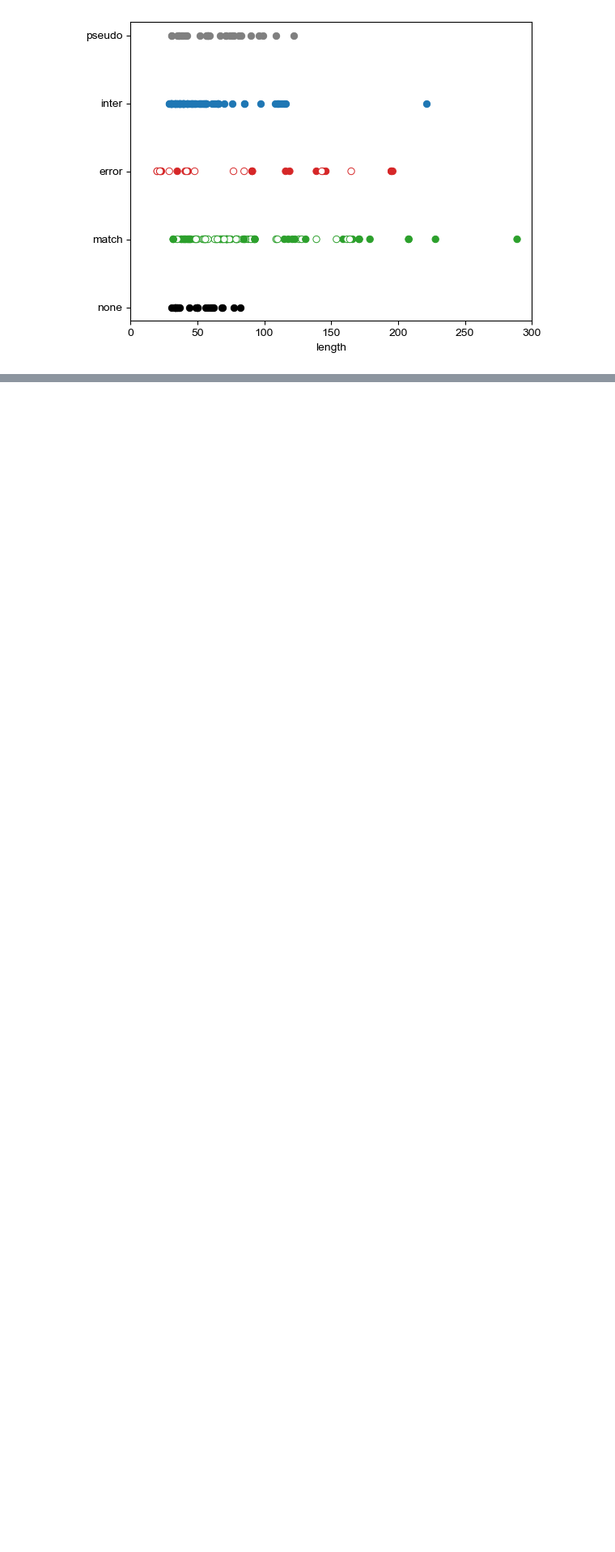
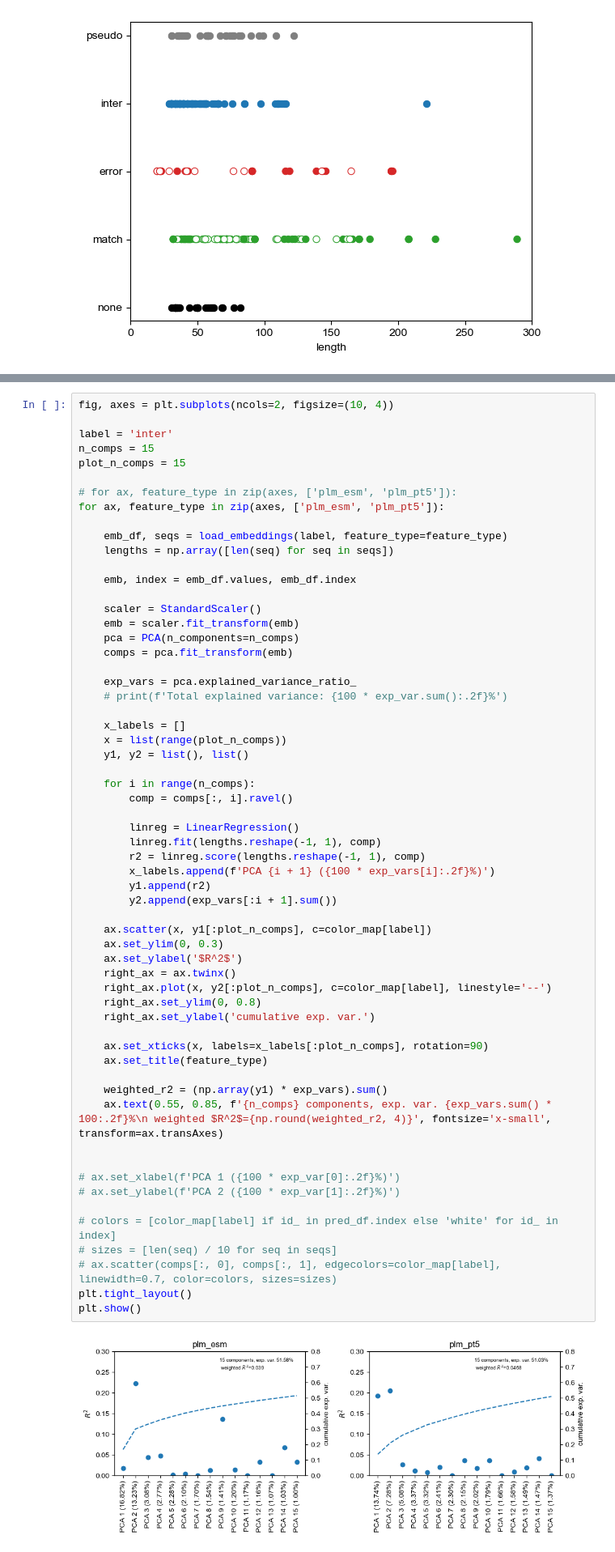
Before and after one commit to pipparichter/selenobot, a Jupyter notebook: notebooks/model-orgs-binary.ipynb, the cells around one changed output, grey strips where cells are left out. Shown at 81% size. Drawn from its saved outputs; the diff is of its cells as text; blank space fills up the shorter version.

```diff
--- a/notebooks/model-orgs-binary.ipynb
+++ b/notebooks/model-orgs-binary.ipynb
@@ -258,0 +218,62 @@ store.close()
+# %%
+fig, axes = plt.subplots(ncols=2, figsize=(10, 4))
+
+label = 'inter'
+n_comps = 15
+plot_n_comps = 15
+
+# for ax, feature_type in zip(axes, ['plm_esm', 'plm_pt5']):
+for ax, feature_type in zip(axes, ['plm_esm', 'plm_pt5']):
+
+    emb_df, seqs = load_embeddings(label, feature_type=feature_type)
+    lengths = np.array([len(seq) for seq in seqs])
+
+    emb, index = emb_df.values, emb_df.index
+
+    scaler = StandardScaler()
+    emb = scaler.fit_transform(emb)
+    pca = PCA(n_components=n_comps)
+    comps = pca.fit_transform(emb)
+
+    exp_vars = pca.explained_variance_ratio_
+    # print(f'Total explained variance: {100 * exp_var.sum():.2f}%')
+
+    x_labels = []
+    x = list(range(plot_n_comps))
+    y1, y2 = list(), list()
+
+    for i in range(n_comps):
+        comp = comps[:, i].ravel()
+
+        linreg = LinearRegression()
+        linreg.fit(lengths.reshape(-1, 1), comp)
+        r2 = linreg.score(lengths.reshape(-1, 1), comp)
+        x_labels.append(f'PCA {i + 1} ({100 * exp_vars[i]:.2f}%)')
+        y1.append(r2)
+        y2.append(exp_vars[:i + 1].sum())
+
+    ax.scatter(x, y1[:plot_n_comps], c=color_map[label])
+    ax.set_ylim(0, 0.3)
+    ax.set_ylabel('$R^2$')
+    right_ax = ax.twinx()
+    right_ax.plot(x, y2[:plot_n_comps], c=color_map[label], linestyle='--')
+    right_ax.set_ylim(0, 0.8)
+    right_ax.set_ylabel('cumulative exp. var.')
+
+    ax.set_xticks(x, labels=x_labels[:plot_n_comps], rotation=90)
+    ax.set_title(feature_type)
+
+    weighted_r2 = (np.array(y1) * exp_vars).sum()
+    ax.text(0.55, 0.85, f'{n_comps} components, exp. var. {exp_vars.sum() * 100:.2f}%\n weighted $R^2$={np.round(weighted_r2, 4)}', fontsize='x-small', transform=ax.transAxes)
+
+
+# ax.set_xlabel(f'PCA 1 ({100 * exp_var[0]:.2f}%)')
+# ax.set_ylabel(f'PCA 2 ({100 * exp_var[1]:.2f}%)')
+
+# colors = [color_map[label] if id_ in pred_df.index else 'white' for id_ in index]
+# sizes = [len(seq) / 10 for seq in seqs]
+# ax.scatter(comps[:, 0], comps[:, 1], edgecolors=color_map[label], linewidth=0.7, color=colors, sizes=sizes)
+plt.tight_layout()
+plt.show()
+# %% [output]
+[figure, added]
```
Also changed, not shown: parts of 7 cells of this notebook, 9 other files.
